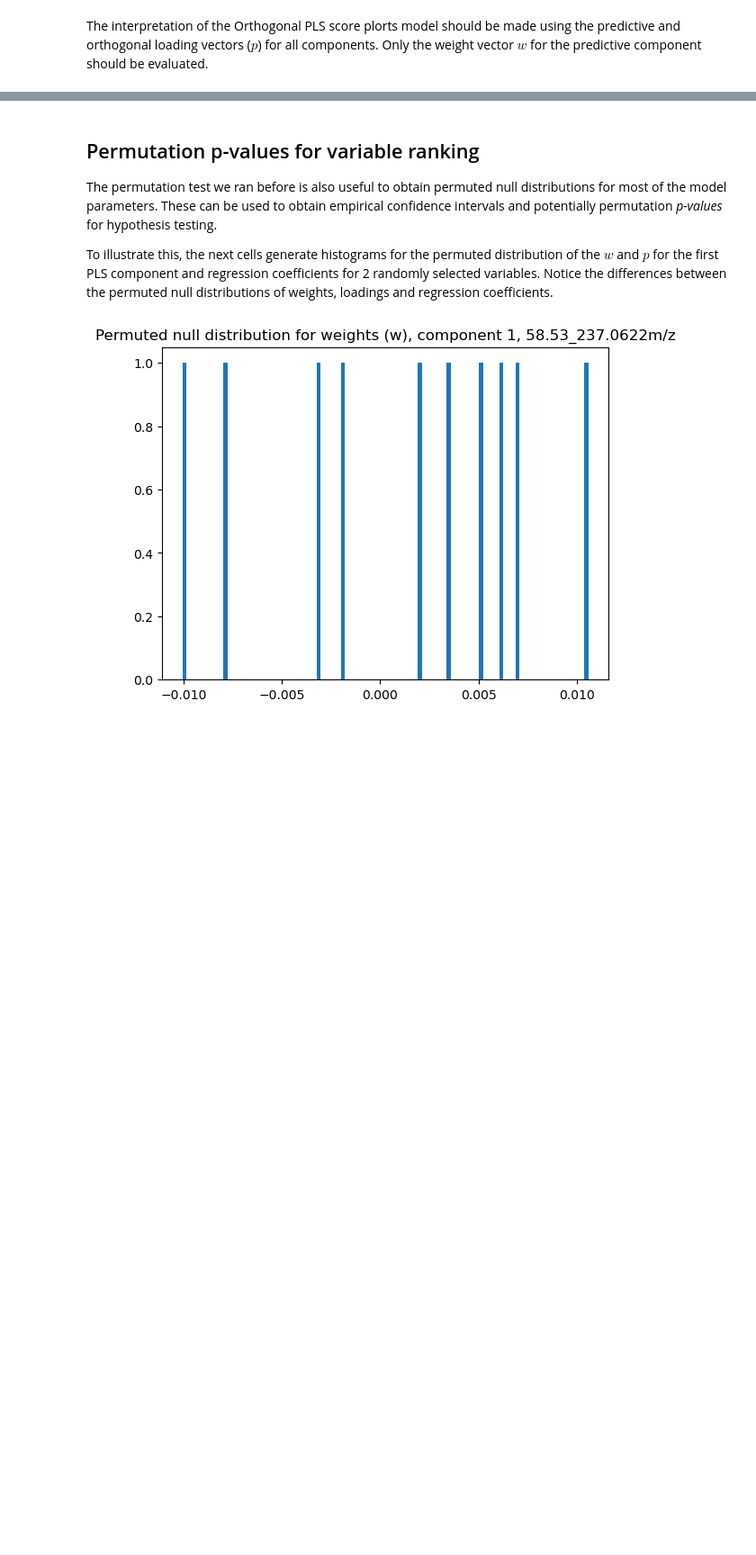
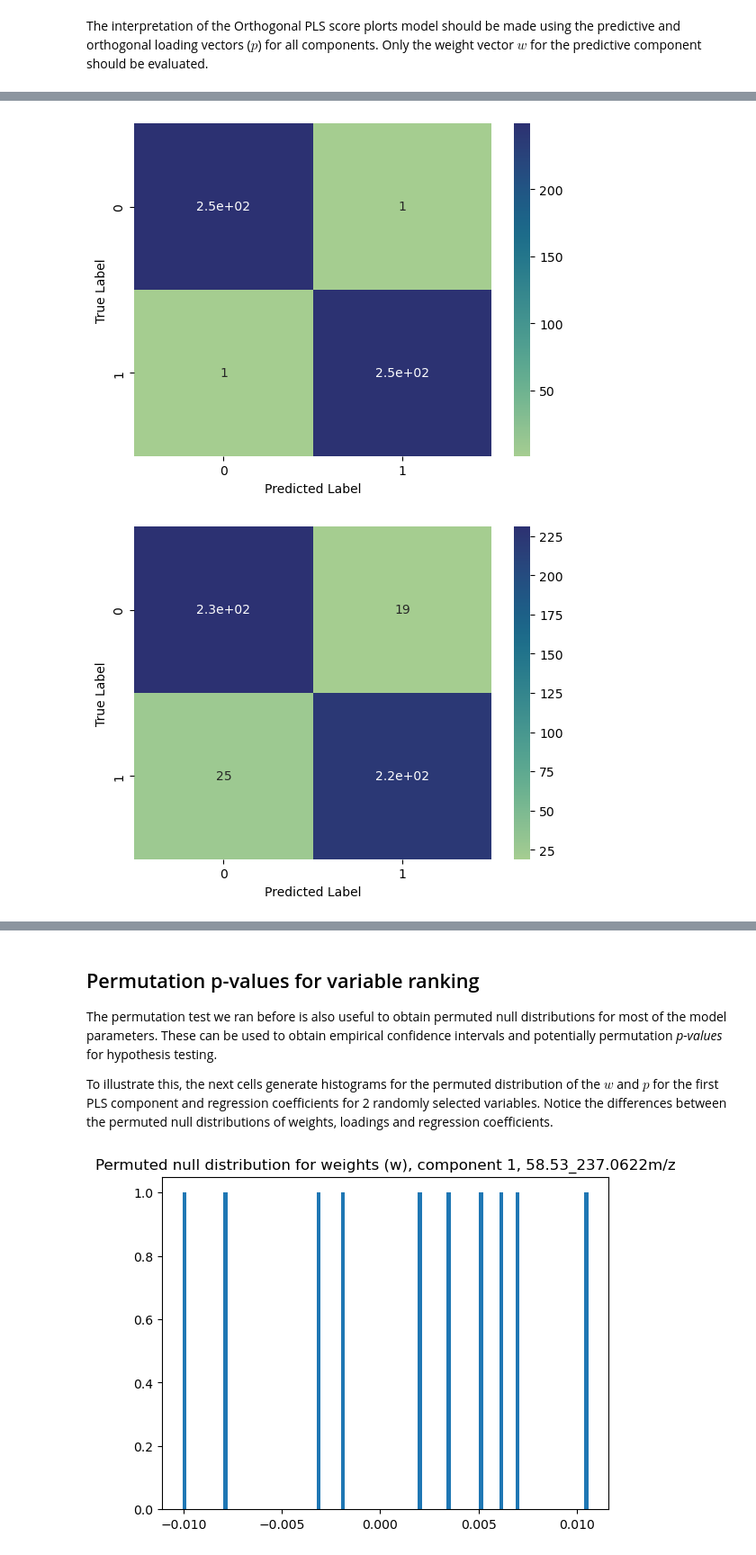
Before and after one commit to IPTC-DataAnalysisCourse/chemometrics-tutorials, a Jupyter notebook: Multivariate Analysis - Supervised Analysis with PLS-DA.ipynb, the cells around one changed output, grey strips where cells are left out. Shown at 90% size. Drawn from its saved outputs; the diff is of its cells as text; code cells hidden in the pictures; blank space fills up the shorter version.

```diff
--- a/Multivariate Analysis - Supervised Analysis with PLS-DA.ipynb
+++ b/Multivariate Analysis - Supervised Analysis with PLS-DA.ipynb
@@ -461,13 +464,16 @@ orthogonal_pls_da.plot_model_parameters('p_ortho', orthogonal_component = 2)
 # %%
 # Also, here is a few aditional plots I've created that could be interesting to discuss
 # Variable Selection session - We need this to save extra outputs from CV
-pls_da.cross_validation(log_X, gender_y, outputdist=True)
+pls_da.cross_validation(x_no_outliers, y_no_outliers, outputdist=True)
 
 pls_da.confusionmatrix_show (dataset='calibration')
 pls_da.confusionmatrix_show (dataset='cv')
 
-pls_da.plot_truevspredicted(log_X , gender_y, dataset = 'calibration', color = gender_y)
-pls_da.plot_truevspredicted(log_X , gender_y, dataset = 'cv', color = gender_y)
+pls_da.plot_truevspredicted(x_no_outliers , y_no_outliers, dataset = 'calibration', color = y_no_outliers)
+pls_da.plot_truevspredicted(x_no_outliers , y_no_outliers, dataset = 'cv', color = y_no_outliers)
 
-pls_da.plot_missclassfsamples(gender_y, dataset = 'calibration', color = gender_y)
-pls_da.plot_missclassfsamples(gender_y, dataset = 'cv', color = gender_y)
+pls_da.plot_missclassfsamples(y_no_outliers, dataset = 'calibration', color = y_no_outliers)
+pls_da.plot_missclassfsamples(y_no_outliers, dataset = 'cv', color = y_no_outliers)
+# %% [output]
+[figure, added]
+[figure, added]
```
Also changed, not shown: parts of 10 cells of this notebook.
